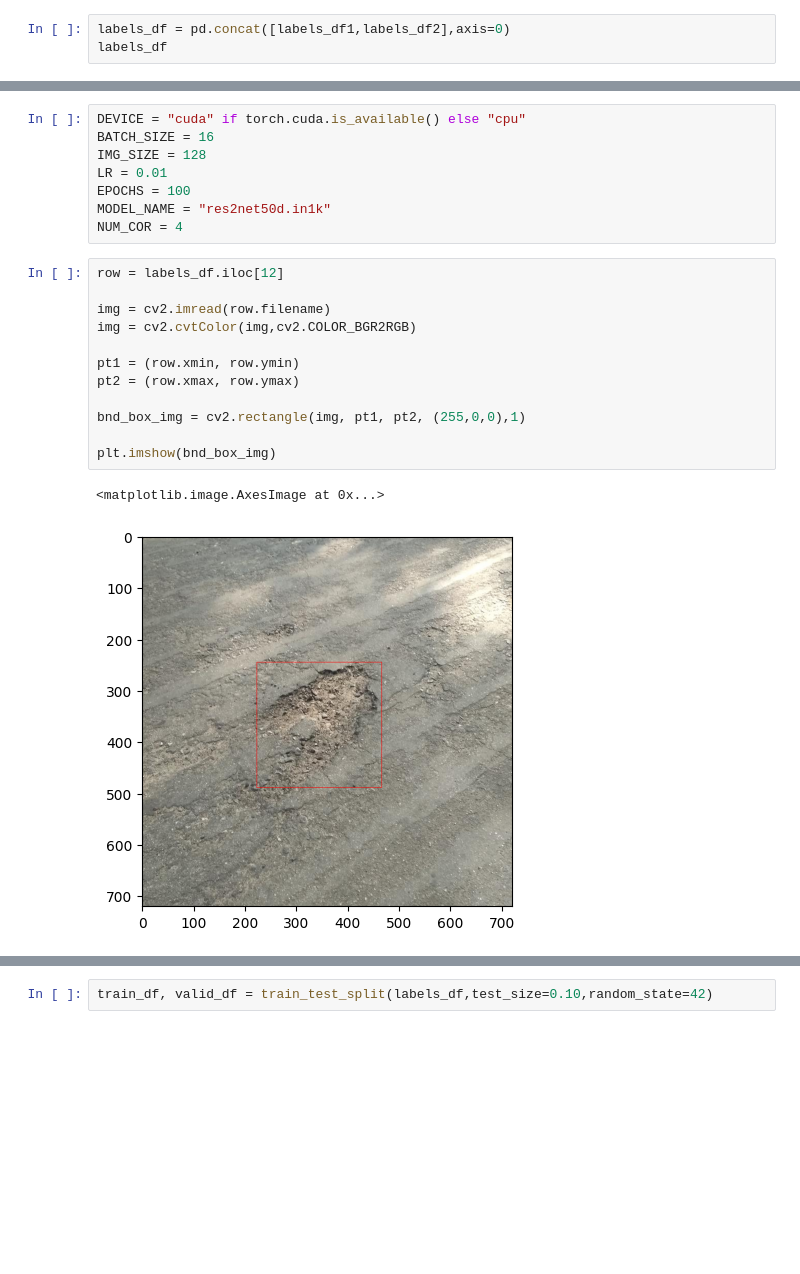
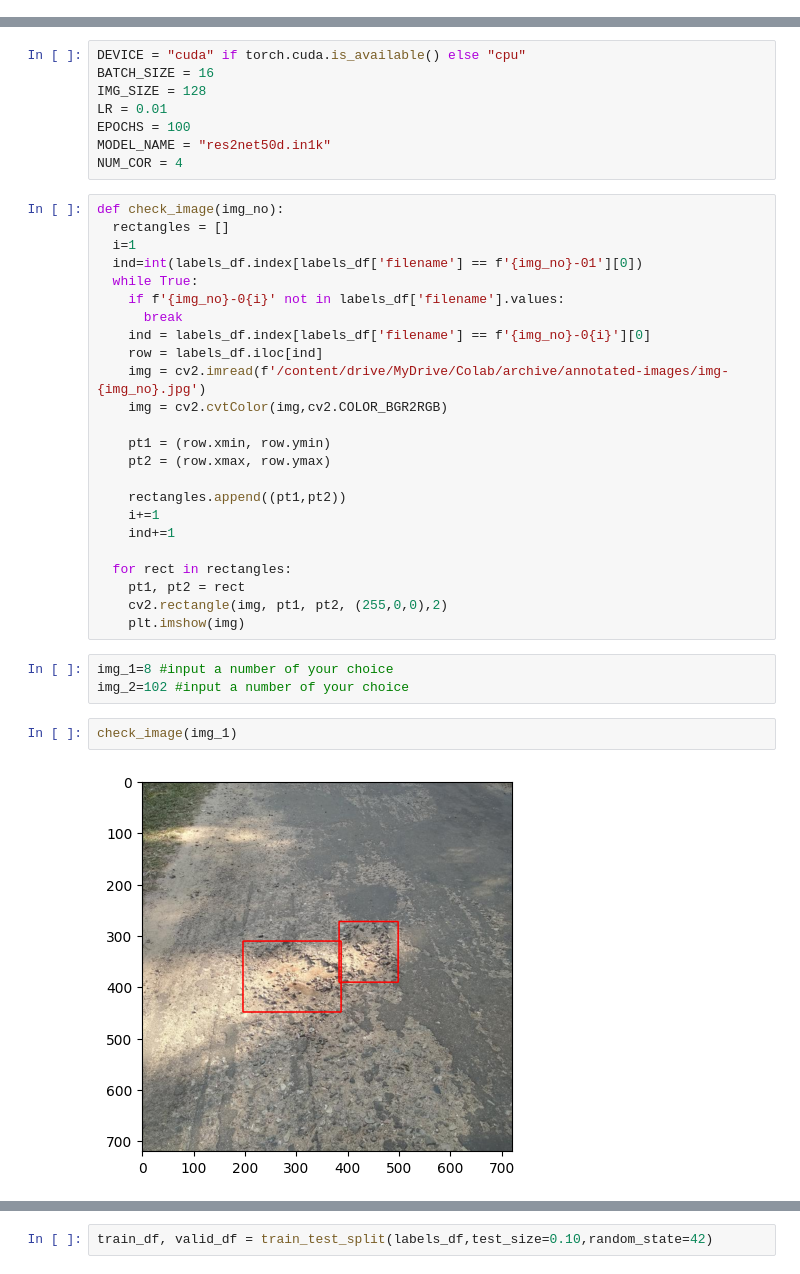
Before and after one commit to camilus77/Pothole_detection_CV_Project, a Jupyter notebook: notebooks/pothole_detection.ipynb, the cells around one changed output, grey strips where cells are left out. Saved outputs shown, nothing was run; the diff lists cells and outputs as text; blank space fills up the shorter version.

```diff
--- a/notebooks/pothole_detection.ipynb
+++ b/notebooks/pothole_detection.ipynb
@@ -180,3 +214,0 @@ labels_df2
-# %%
-labels_df = pd.concat([labels_df1,labels_df2],axis=0)
-labels_df
@@ -205,17 +223,33 @@ EPOCHS = 100
 MODEL_NAME = "res2net50d.in1k"
 NUM_COR = 4
 # %%
-row = labels_df.iloc[12]
+def check_image(img_no):
+  rectangles = []
+  i=1
+  ind=int(labels_df.index[labels_df['filename'] == f'{img_no}-01'][0])
+  while True:
+    if f'{img_no}-0{i}' not in labels_df['filename'].values:
+      break
+    ind = labels_df.index[labels_df['filename'] == f'{img_no}-0{i}'][0]
+    row = labels_df.iloc[ind]
+    img = cv2.imread(f'/content/drive/MyDrive/Colab/archive/annotated-images/img-{img_no}.jpg')
+    img = cv2.cvtColor(img,cv2.COLOR_BGR2RGB)
 
-img = cv2.imread(row.filename)
-img = cv2.cvtColor(img,cv2.COLOR_BGR2RGB)
+    pt1 = (row.xmin, row.ymin)
+    pt2 = (row.xmax, row.ymax)
 
-pt1 = (row.xmin, row.ymin)
-pt2 = (row.xmax, row.ymax)
+    rectangles.append((pt1,pt2))
+    i+=1
+    ind+=1
 
-bnd_box_img = cv2.rectangle(img, pt1, pt2, (255,0,0),1)
-
-plt.imshow(bnd_box_img)
+  for rect in rectangles:
+    pt1, pt2 = rect
+    cv2.rectangle(img, pt1, pt2, (255,0,0),2)
+    plt.imshow(img)
-# %% [output]
-<matplotlib.image.AxesImage at 0x...>
-[figure, removed]
+# %%
+img_1=8 #input a number of your choice
+img_2=102 #input a number of your choice
+# %%
+check_image(img_1)
+# %% [output]
+[figure, added]
```
Also changed, not shown: parts of 26 cells of this notebook, 1 other file.
